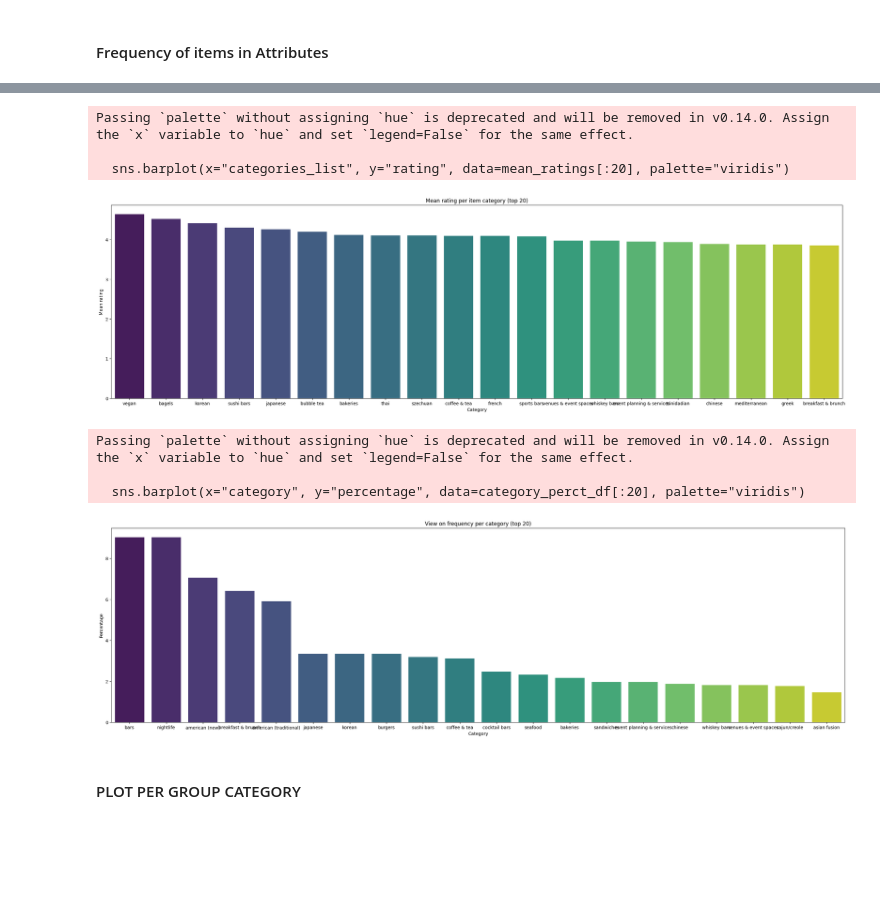
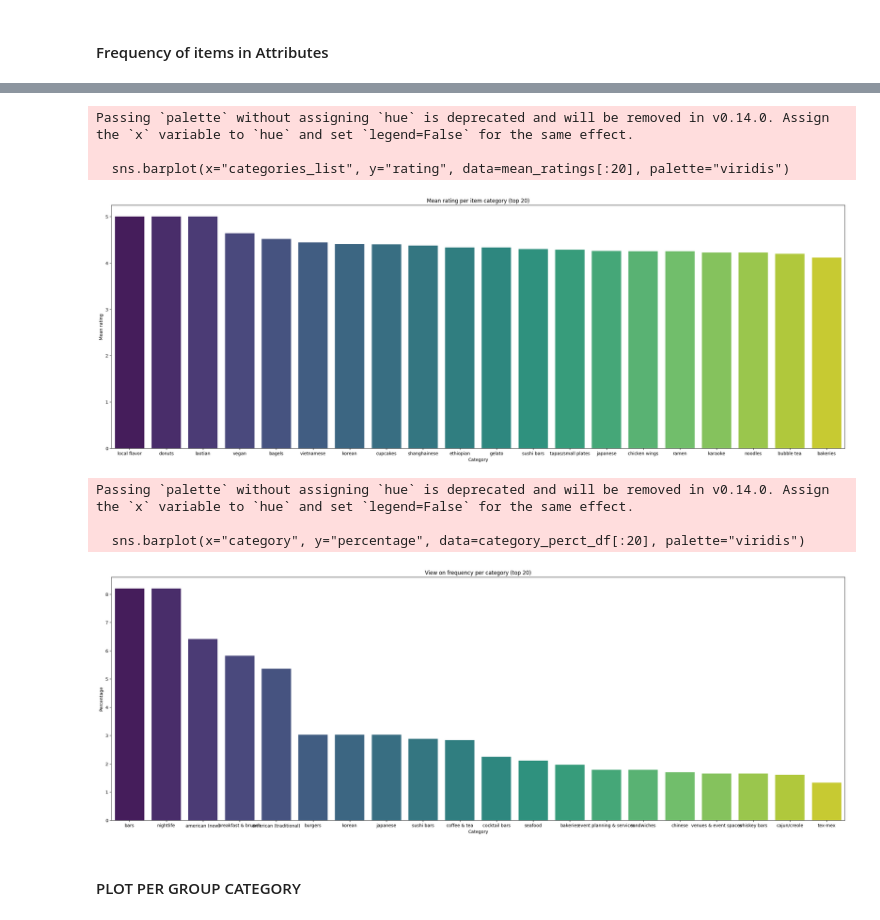
Before and after one commit to Kamiryu/nlp-customer-review-analysis, a Jupyter notebook: task2_clean.ipynb, the cells around one changed output, grey strips where cells are left out. Drawn from its saved outputs; the diff is of its cells as text; code cells hidden in the pictures; blank space fills up the shorter version.

```diff
--- a/task2_clean.ipynb
+++ b/task2_clean.ipynb
@@ -216,7 +216,7 @@ categories_individ_df = categories_individ_df[categories_individ_df["categories_
 categories_individ_df = categories_individ_df[~categories_individ_df['categories_list'].isin(data_cat_rare)]
 # %%
 # Define the groups
-group_names = ["Ambiance", "Location", "Service Style", "Meal Type", "Type of Cuisine" ]
+group_names = ["ambiance", "establishment","cuisine type" ]
 
 # Initialize empty dictionary used to map group labels per category item
 CategoryLabel = {}
@@ -232,9 +232,6 @@ categories_individ_df["group_categorie"] = categories_individ_df["categories_lis
 We use the classification model to assign each category a broader group name.
 # %% [markdown]
 #### Frequency of items in Attributes
-# %%
-# Remove categories appearing less than 10 times
-categories_individ_df = categories_individ_df.groupby("categories_list").filter(lambda x: len(x) > 10)
 # %%
 # See the distribution of ratings
 categories_individ_df["rating"].describe()
@@ -251,40 +260,40 @@ Name: rating, dtype: float64
 # %%
 ############################################################
 # Averaging the ratings per category
 
 # Plot
 mean_ratings = categories_individ_df.groupby("categories_list")["rating"].mean().reset_index()
 mean_ratings = mean_ratings.sort_values(by="rating", ascending=False)
-plt.figure(figsize=(30, 8))
+plt.figure(figsize=(30, 10))
 plt.title("Mean rating per item category (top 20)")
 sns.barplot(x="categories_list", y="rating", data=mean_ratings[:20], palette="viridis")
 plt.xlabel("Category")
 plt.ylabel("Mean rating")
 plt.show()
 
 ############################################################
 # Percentage per category
 category_counts = categories_individ_df["categories_list"].value_counts()
 category_percent = (category_counts / category_counts.sum()) * 100
 
 # Plot
 category_perct_df = category_percent.reset_index()
 category_perct_df.columns = ["category", "percentage"]
-plt.figure(figsize=(30, 8))
+plt.figure(figsize=(30, 10))
 plt.title("View on frequency per category (top 20)")
 sns.barplot(x="category", y="percentage", data=category_perct_df[:20], palette="viridis")
 plt.xlabel("Category")
 plt.ylabel("Percentage")
 plt.show()
 # %% [output]
 Passing `palette` without assigning `hue` is deprecated and will be removed in v0.14.0. Assign the `x` variable to `hue` and set `legend=False` for the same effect.
 
   sns.barplot(x="categories_list", y="rating", data=mean_ratings[:20], palette="viridis")
-[figure, old version]
+[figure, new version]
 Passing `palette` without assigning `hue` is deprecated and will be removed in v0.14.0. Assign the `x` variable to `hue` and set `legend=False` for the same effect.
 
   sns.barplot(x="category", y="percentage", data=category_perct_df[:20], palette="viridis")
-[figure, old version]
+[figure, new version]
 # %% [markdown]
 #### PLOT PER GROUP CATEGORY
 # %%
```
Also changed, not shown: parts of 20 cells of this notebook.
